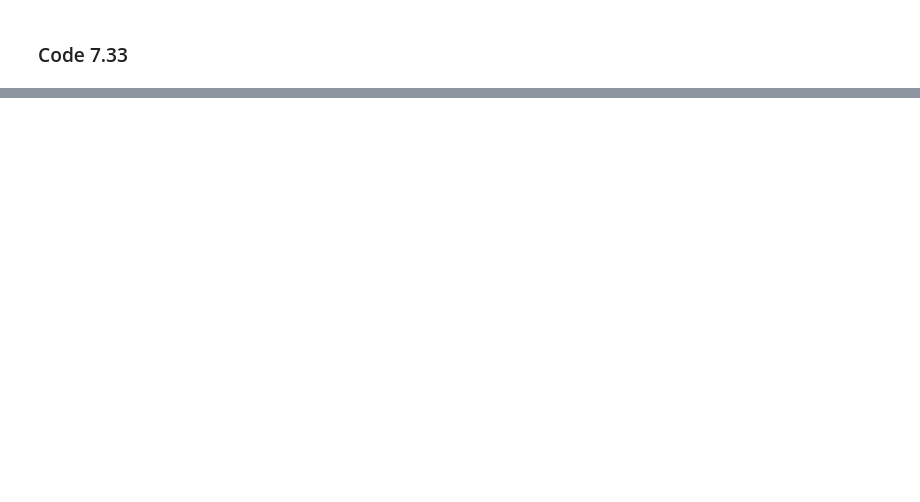
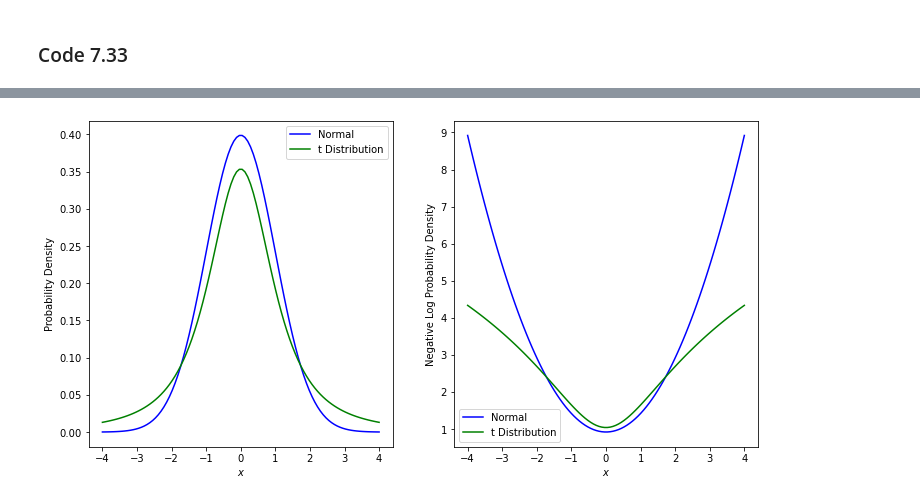
Before and after one commit to somnath1077/statistical_rethinking, a Jupyter notebook: code/ch07/nb05_WAIC_simulations.ipynb, the cells around one changed output, grey strips where cells are left out. Cells and saved outputs as stored; diff of their text form; code cells hidden in the pictures; blank space fills up the shorter version.

```diff
--- a/code/ch07/nb05_WAIC_simulations.ipynb
+++ b/code/ch07/nb05_WAIC_simulations.ipynb
@@ -454,0 +457,29 @@ $$
+# %%
+from scipy.stats import norm, t
+
+
+x_vals = np.linspace(start=-4, stop=4, num=100)
+y_norm = norm(loc=0, scale=1)
+y_t = t(df=2, loc=0, scale=1)
+
+fig, (ax1, ax2) = plt.subplots(1, 2, figsize=(12, 6))
+
+ax1.plot(x_vals, y_norm.pdf(x_vals), 'b', label='Normal')
+ax1.plot(x_vals, y_t.pdf(x_vals), 'g', label='t Distribution')
+
+ax1.set_xlabel(r'$x$')
+ax1.set_ylabel('Probability Density')
+
+ax1.legend()
+
+ax2.plot(x_vals, -y_norm.logpdf(x_vals), 'b', label='Normal')
+ax2.plot(x_vals, -y_t.logpdf(x_vals), 'g', label='t Distribution')
+
+ax2.set_xlabel(r'$x$')
+ax2.set_ylabel('Negative Log Probability Density')
+
+ax2.legend()
+
+plt.show()
+# %% [output]
+[figure, added]
```
Also changed, not shown: parts of 24 cells of this notebook.
